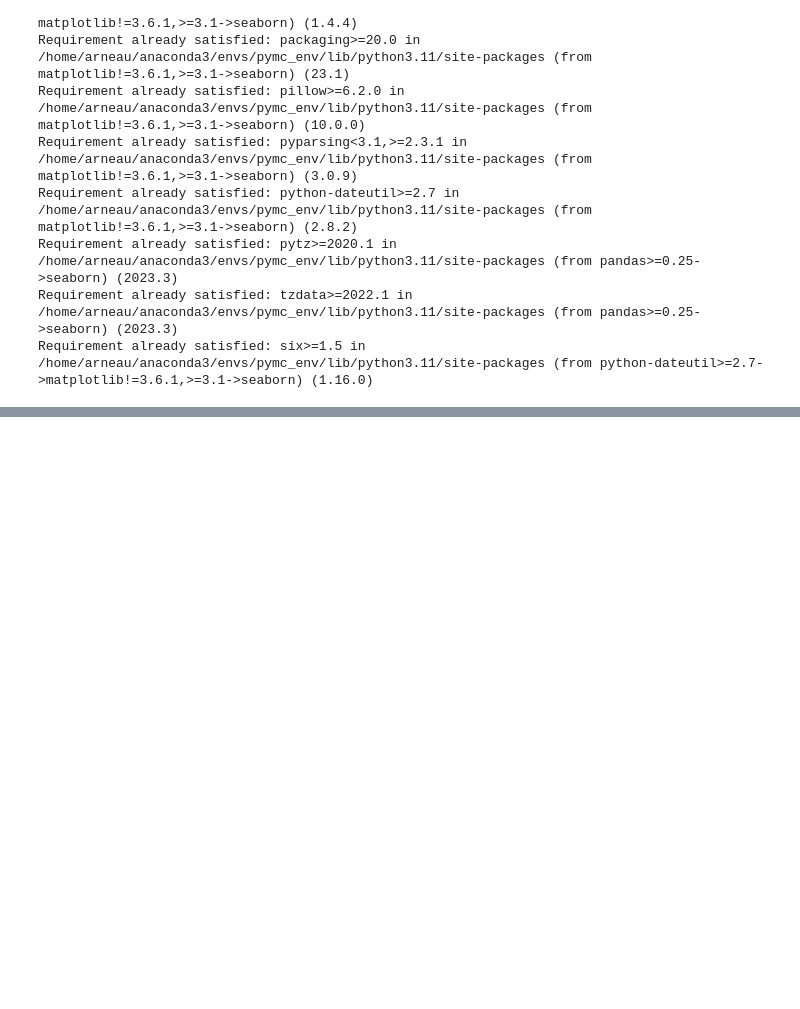
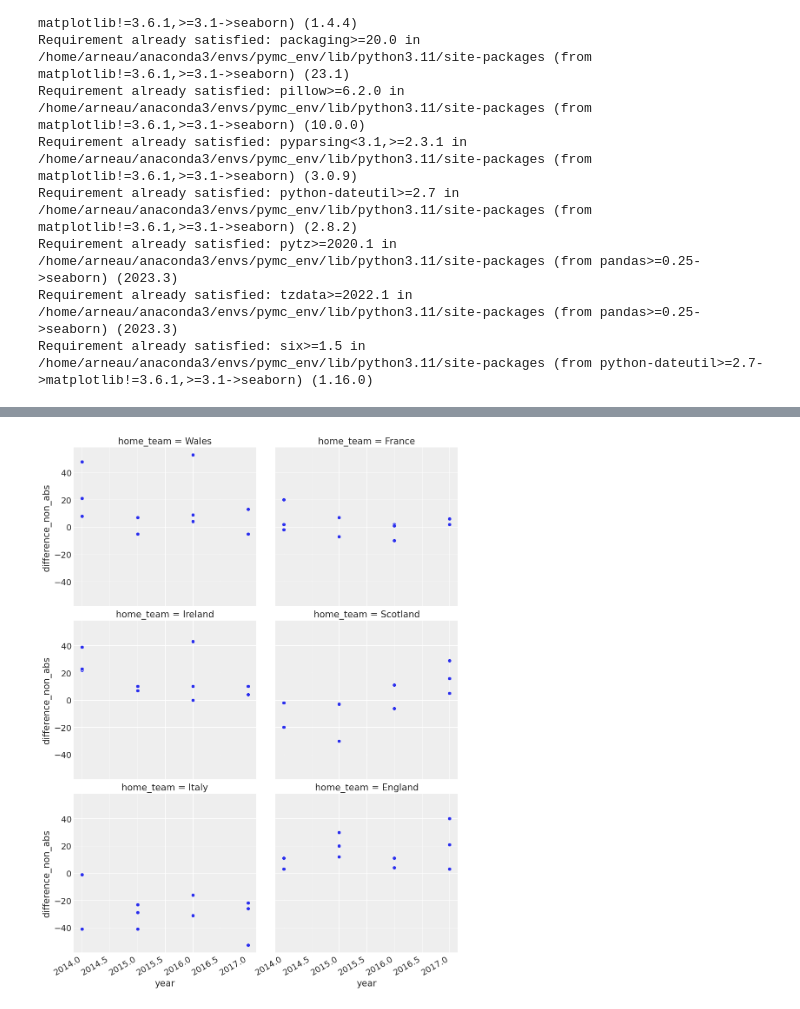
Before and after one commit to AJvdMerwe/PyMC, a Jupyter notebook: Rugby_analysis.ipynb, the cells around one changed output, grey strips where cells are left out. Drawn from its saved outputs; the diff is of its cells as text; code cells hidden in the pictures; blank space fills up the shorter version.

```diff
--- a/Rugby_analysis.ipynb
+++ b/Rugby_analysis.ipynb
@@ -34,0 +197,6 @@ from matplotlib.ticker import StrMethodFormatter
+# %%
+g = sns.FacetGrid(df_all, col="home_team", col_wrap=2, height=5)
+g.map(sns.scatterplot, "year", "difference_non_abs")
+g.fig.autofmt_xdate()
+# %% [output]
+[figure, added]
```
Also changed, not shown: parts of 22 cells of this notebook.
